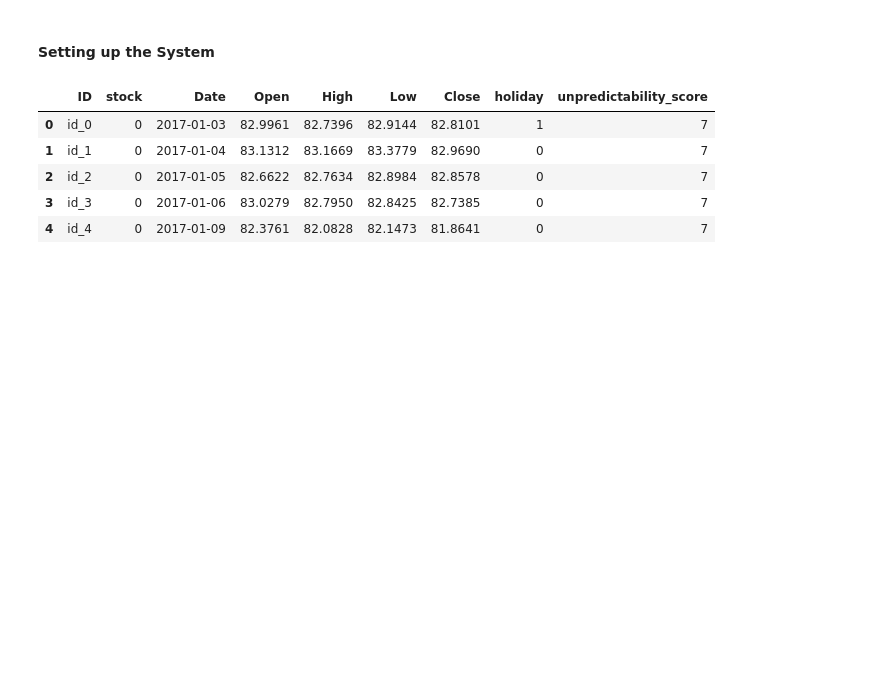
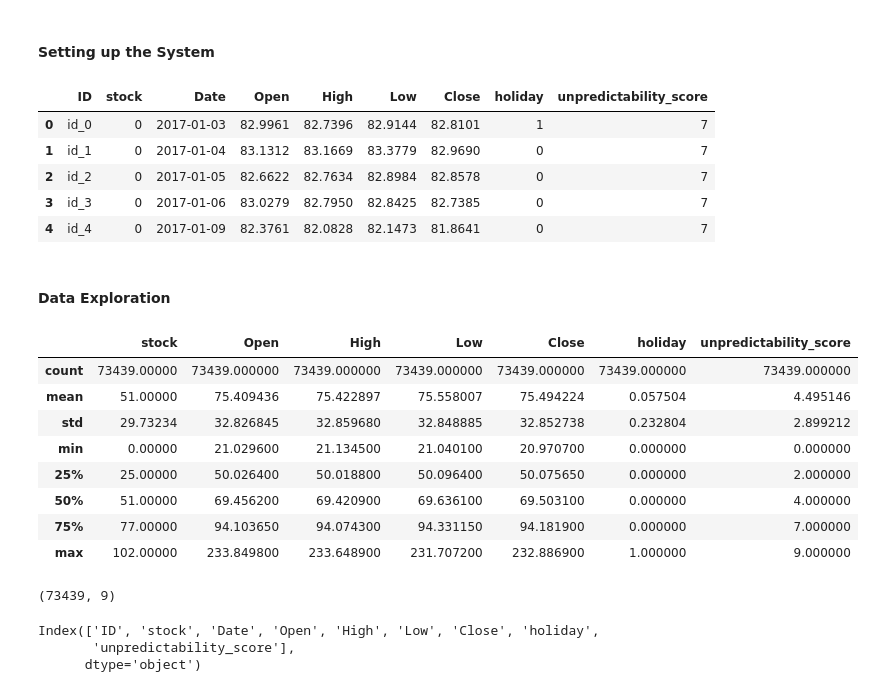
Before and after one commit to NishanD21/ARIMAX-time-series-model-on-stock-prices, a Jupyter notebook: arimax_analysis.ipynb, the cells around one changed output. Drawn from its saved outputs; the diff is of its cells as text; code cells hidden in the pictures; blank space fills up the shorter version.

```diff
--- a/arimax_analysis.ipynb
+++ b/arimax_analysis.ipynb
@@ -33,3 +33,27 @@ df.head()
 | 2 | id_2 | 0 | 2017-01-05 | 82.6622 | 82.7634 | 82.8984 | 82.8578 | 0 | 7 |
 | 3 | id_3 | 0 | 2017-01-06 | 83.0279 | 82.7950 | 82.8425 | 82.7385 | 0 | 7 |
 | 4 | id_4 | 0 | 2017-01-09 | 82.3761 | 82.0828 | 82.1473 | 81.8641 | 0 | 7 |
+# %% [markdown]
+#### Data Exploration
+# %%
+df.describe()
+# %% [output]
+|  | stock | Open | High | Low | Close | holiday | unpredictability_score |
+| count | 73439.00000 | 73439.000000 | 73439.000000 | 73439.000000 | 73439.000000 | 73439.000000 | 73439.000000 |
+| mean | 51.00000 | 75.409436 | 75.422897 | 75.558007 | 75.494224 | 0.057504 | 4.495146 |
+| std | 29.73234 | 32.826845 | 32.859680 | 32.848885 | 32.852738 | 0.232804 | 2.899212 |
+| min | 0.00000 | 21.029600 | 21.134500 | 21.040100 | 20.970700 | 0.000000 | 0.000000 |
+| 25% | 25.00000 | 50.026400 | 50.018800 | 50.096400 | 50.075650 | 0.000000 | 2.000000 |
+| 50% | 51.00000 | 69.456200 | 69.420900 | 69.636100 | 69.503100 | 0.000000 | 4.000000 |
+| 75% | 77.00000 | 94.103650 | 94.074300 | 94.331150 | 94.181900 | 0.000000 | 7.000000 |
+| max | 102.00000 | 233.849800 | 233.648900 | 231.707200 | 232.886900 | 1.000000 | 9.000000 |
+# %%
+df.shape
+# %% [output]
+(73439, 9)
+# %%
+df.columns
+# %% [output]
+Index(['ID', 'stock', 'Date', 'Open', 'High', 'Low', 'Close', 'holiday',
+       'unpredictability_score'],
+      dtype='object')
```
Also changed, not shown: parts of 13 cells of this notebook.
